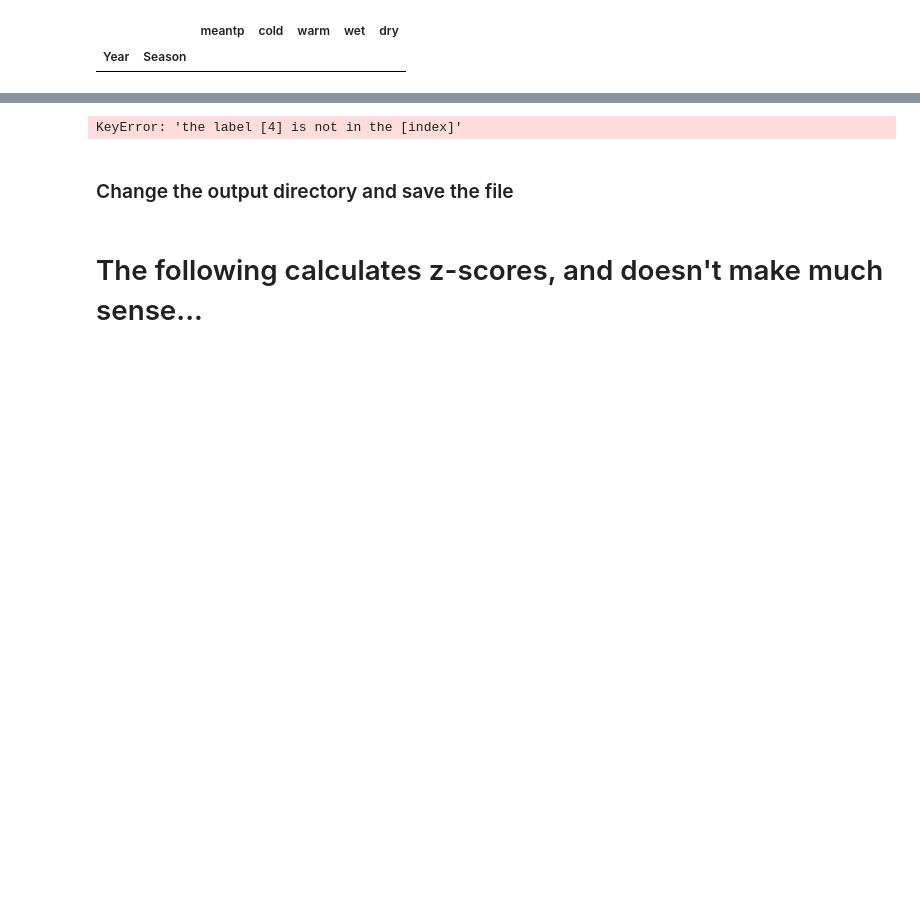
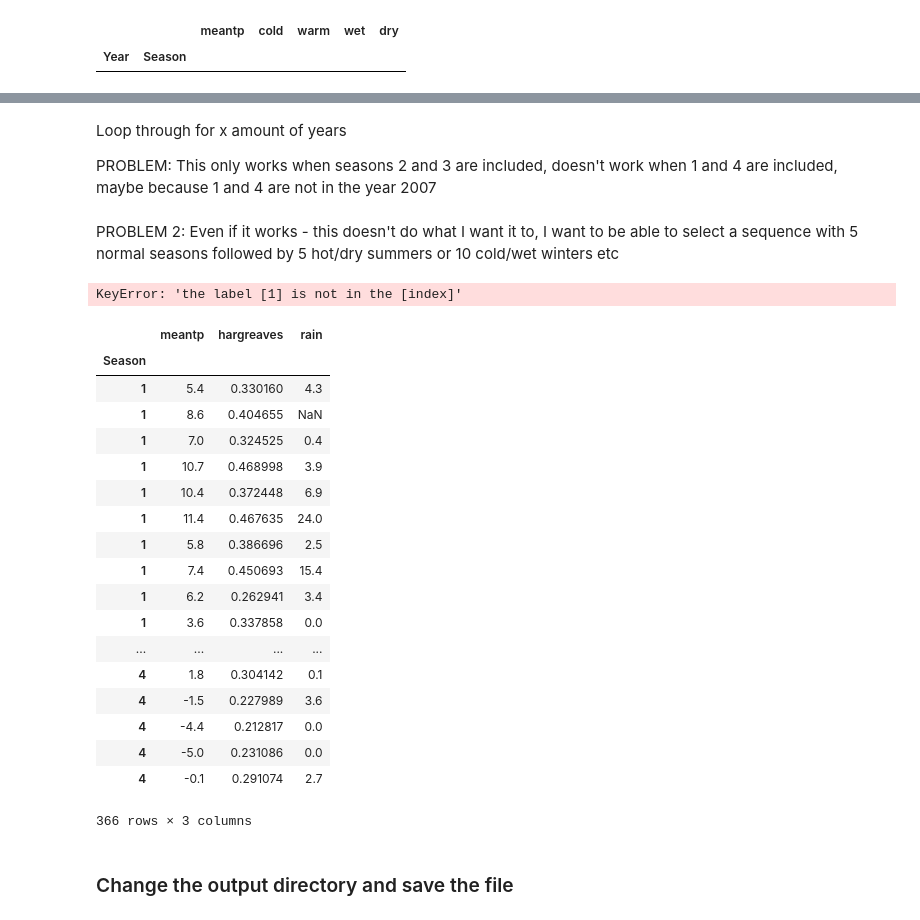
Before and after one commit to podgeflat/block-resampling, a Jupyter notebook: Block Resampling & Z Scores.ipynb, the cells around one changed output, grey strips where cells are left out. Saved outputs shown, nothing was run; the diff lists cells and outputs as text; code cells hidden in the pictures; blank space fills up the shorter version.

```diff
--- a/Block Resampling & Z Scores.ipynb
+++ b/Block Resampling & Z Scores.ipynb
@@ -692,0 +686,3 @@ Loop through for x amount of years
+# %%
+df3 = df2[['meantp','hargreaves','rain']]
+df3.head()
@@ -693,12 +697,39 @@ Loop through for x amount of years
+# %% [markdown]
+Loop through for x amount of years
+
+PROBLEM: This only works when seasons 2 and 3 are included, doesn't work when 1 and 4 are included, maybe because 1 and 4 are not in the year 2007
+# %% [markdown]
+PROBLEM 2: Even if it works - this doesn't do what I want it to, I want to be able to select a sequence with 5 normal seasons followed by 5 hot/dry summers or 10 cold/wet winters etc
 # %%
 for i in range(outputyears):
-    for season in ['1', '2', '3', '4']:
-        future = future.append(df2.loc[np.random.choice(range(startyear, endyear))]
+    for season in ['1', '2', '3','4']:
+        future = future.append(df3.loc[np.random.choice(range(startyear, endyear))]
                                   .loc[season])
 # %% [output]
-KeyError: 'the label [4] is not in the [index]'
+KeyError: 'the label [1] is not in the [index]'
 # %%
 future.head()
+future
+# %% [output]
+|  | meantp | hargreaves | rain |
+| Season |  |  |  |
+| 1 | 5.4 | 0.330160 | 4.3 |
+| 1 | 8.6 | 0.404655 | NaN |
+| 1 | 7.0 | 0.324525 | 0.4 |
+| 1 | 10.7 | 0.468998 | 3.9 |
+| 1 | 10.4 | 0.372448 | 6.9 |
+| 1 | 11.4 | 0.467635 | 24.0 |
+| 1 | 5.8 | 0.386696 | 2.5 |
+| 1 | 7.4 | 0.450693 | 15.4 |
+| 1 | 6.2 | 0.262941 | 3.4 |
+| 1 | 3.6 | 0.337858 | 0.0 |
+| ... | ... | ... | ... |
+| 4 | 1.8 | 0.304142 | 0.1 |
+| 4 | -1.5 | 0.227989 | 3.6 |
+| 4 | -4.4 | 0.212817 | 0.0 |
+| 4 | -5.0 | 0.231086 | 0.0 |
+| 4 | -0.1 | 0.291074 | 2.7 |
+366 rows × 3 columns
 # %% [markdown]
 ### Change the output directory and save the file
 # %%
@@ -709,2 +739,0 @@ empty.to_csv('empty.csv', sep = ',')
-# %% [markdown]
-# The following calculates z-scores, and doesn't make much sense...
```
Also changed, not shown: parts of 26 cells of this notebook.
